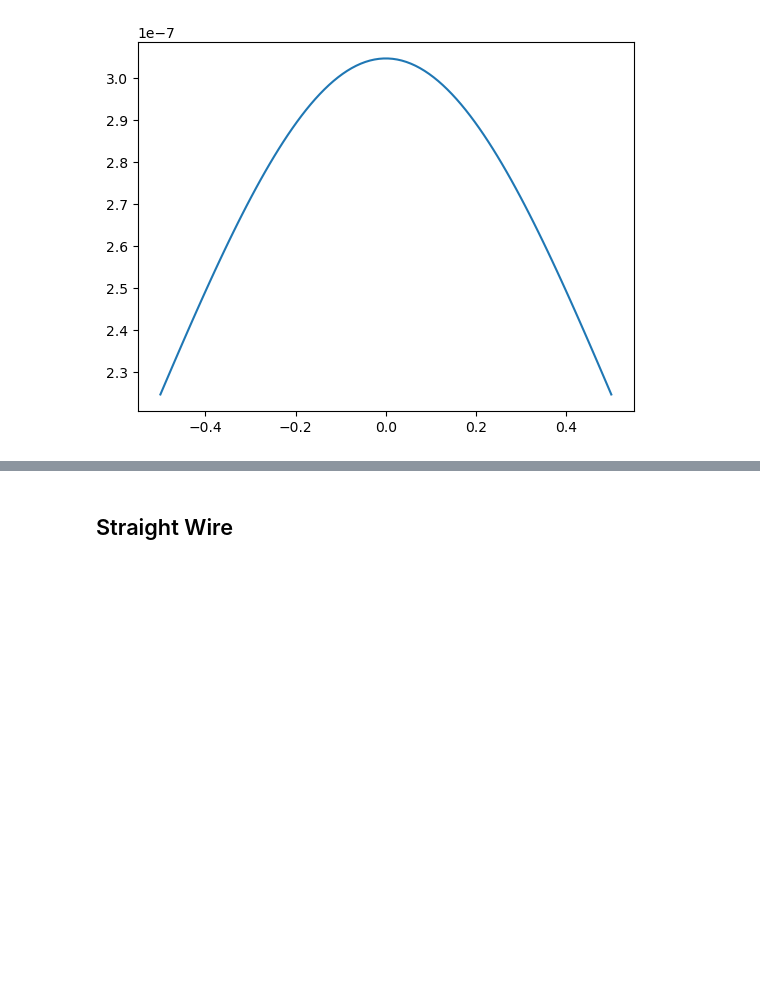
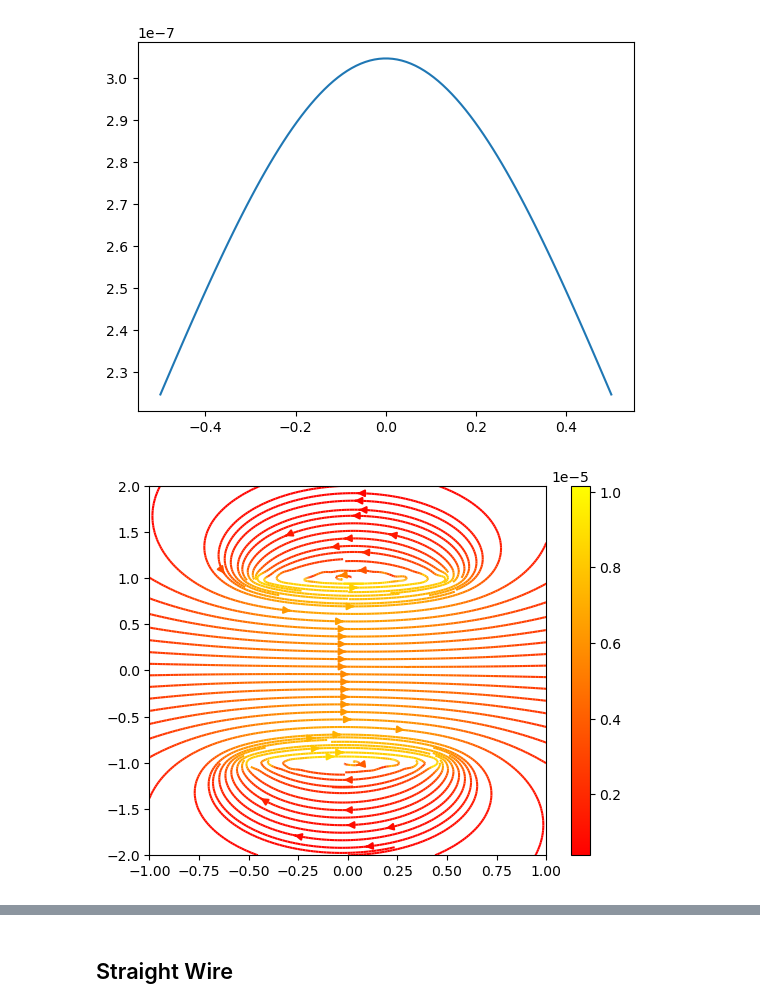
Before and after one commit to bylands/physics, a Jupyter notebook: helmholtz/helmholtz_attraction.ipynb, the cells around one changed output, grey strips where cells are left out. Saved outputs shown, nothing was run; the diff lists cells and outputs as text; code cells hidden in the pictures; blank space fills up the shorter version.

```diff
--- a/helmholtz/helmholtz_attraction.ipynb
+++ b/helmholtz/helmholtz_attraction.ipynb
@@ -57,6 +57,38 @@ plt.plot(x, Bx)
 plt.show()
 # %% [output]
 [figure]
+# %%
+N_plot = 50
+x = np.linspace(-L, L, N_plot)
+y = np.linspace(-2*a, 2*a, N_plot)
+grid = np.array([np.zeros(N_plot), y])
+
+Bx = np.zeros([N_plot, N_plot])
+By = np.zeros([N_plot, N_plot])
+Bz = np.zeros([N_plot, N_plot])
+Bmag = np.zeros([N_plot, N_plot])
+
+for i in range(N_plot):
+    for j in range(N_plot):
+        P = np.array([x[j], y[i], 0])
+        Bx[i, j] = b_field(r, dr, P)[0]
+        By[i, j] = b_field(r, dr, P)[1]
+        Bz[i, j] = b_field(r, dr, P)[2]
+        Bmag[i, j] = np.sqrt(Bx[i, j]*Bx[i, j]+By[i, j]*By[i, j]+Bz[i, j]*Bz[i, j])
+
+
+        # nxy = np.sqrt(bx*bx+by*by)
+
+        # Bx[i, j] = bx/nxy
+        # By[i, j] = by/nxy
+
+fig, ax = plt.subplots()
+strm = ax.streamplot(x, y, Bx, By, start_points=grid.T, density=5, color=Bmag, cmap='autumn')
+fig.colorbar(strm.lines)
+
+plt.show()
+# %% [output]
+[figure, added]
 # %%
 L = 2*np.pi*a*np.array([0, 1, 0])
 F = I * np.cross(L, b_field(r, dr, P))
```
Also changed, not shown: parts of 14 cells of this notebook.
